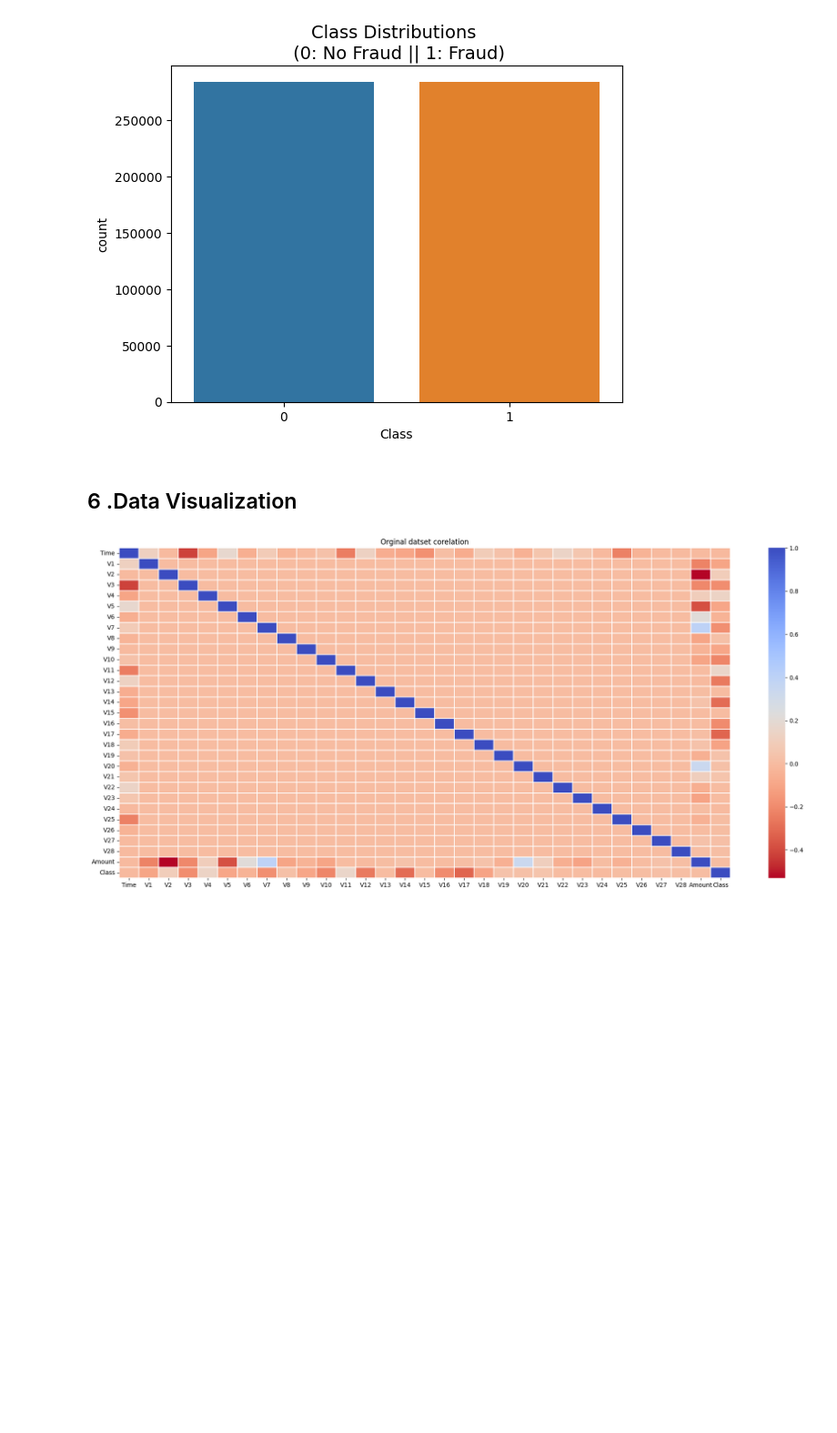
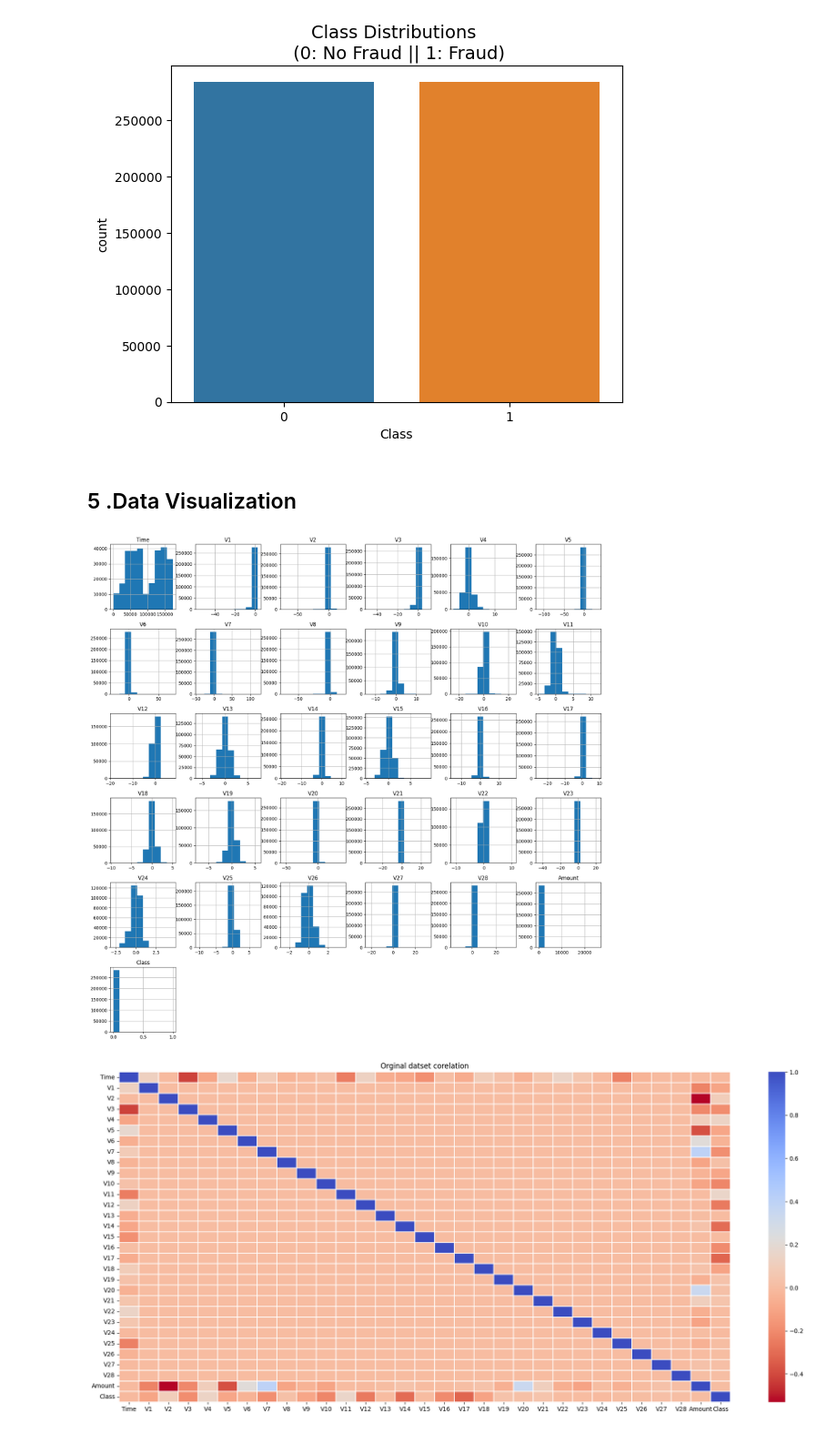
Before and after one commit to SHermukhammadjon/My_Paypal, a Jupyter notebook: my_paypal.ipynb, the cells around one changed output. Shown at 91% size. Drawn from its saved outputs; the diff is of its cells as text; code cells hidden in the pictures; blank space fills up the shorter version.

```diff
--- a/my_paypal.ipynb
+++ b/my_paypal.ipynb
@@ -193,7 +196,12 @@ plot_balanc(data = over_sampled_df)
 # %% [output]
 [figure]
 # %% [markdown]
-## 6 .Data Visualization
+## 5 .Data Visualization
+# %%
+df.hist(figsize = (20, 20))
+plt.show()
+# %% [output]
+[figure, added]
 # %%
 plt.figure(figsize = (23,10))
 sns.heatmap(data = df.corr(), cmap = 'coolwarm_r', linewidths = 0.01)
```
Also changed, not shown: parts of 9 cells of this notebook.
